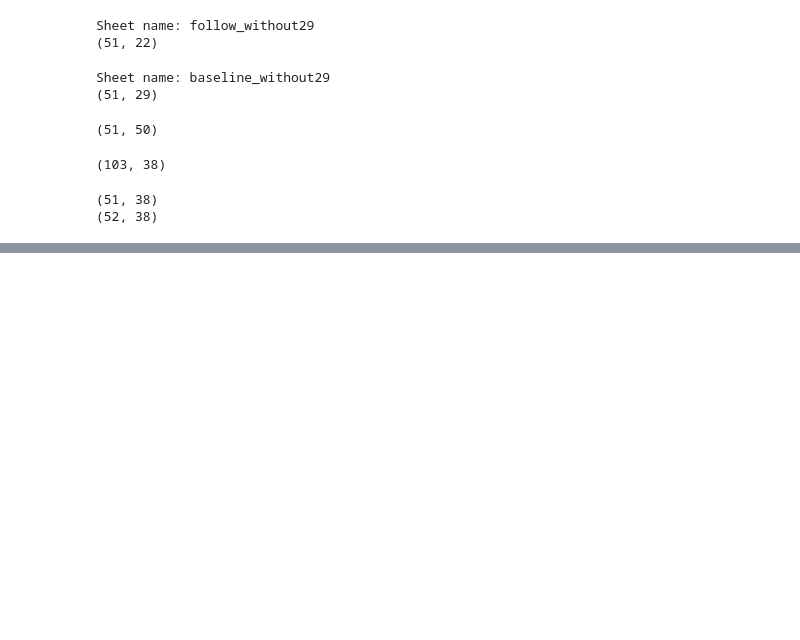
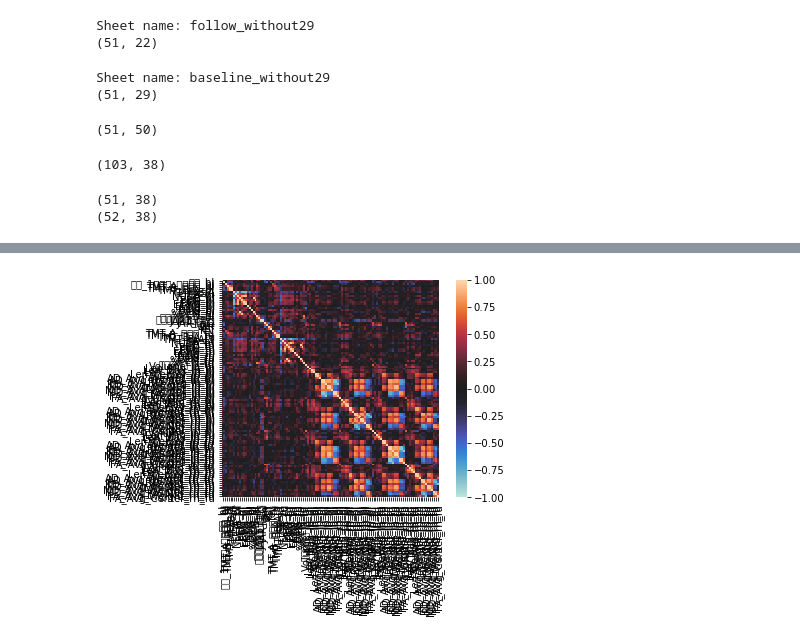
Before and after one commit to s1613134/tr_accel, a Jupyter notebook: tracula2df.ipynb, the cells around one changed output, grey strips where cells are left out. Cells and saved outputs as stored; diff of their text form; code cells hidden in the pictures; blank space fills up the shorter version.

```diff
--- a/tracula2df.ipynb
+++ b/tracula2df.ipynb
@@ -98,0 +123,17 @@ df_result.to_csv('/home/brain/Downloads/df_result.csv')
+# %%
+corr_mats = df_result.corr(method='spearman')
+corr_mats=corr_mats.dropna(how = 'all')
+corr_mats=corr_mats.dropna(axis = 'columns')
+corr_mats.to_csv('/home/brain/Downloads/corr_mats.csv')
+sns.heatmap(corr_mats,square=True,
+            vmin=-1.0,
+            vmax=1.0,
+            center=0,
+            annot=False, # True:格子の中に値を表示
+#            fmt='.1f',
+            xticklabels=corr_mats.columns.values,
+            yticklabels=corr_mats.columns.values
+           )
+plt.show()
+# %% [output]
+[figure, added]
```
Also changed, not shown: parts of 8 cells of this notebook.
